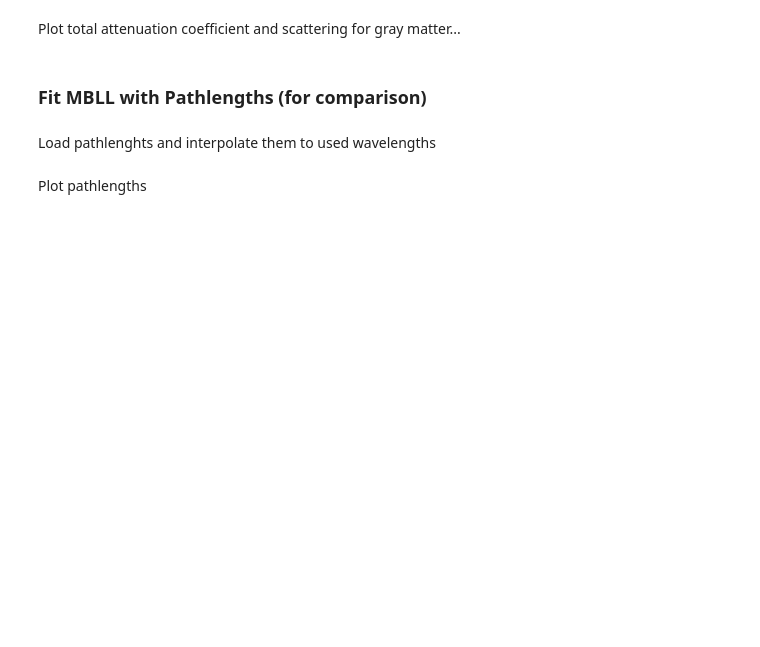
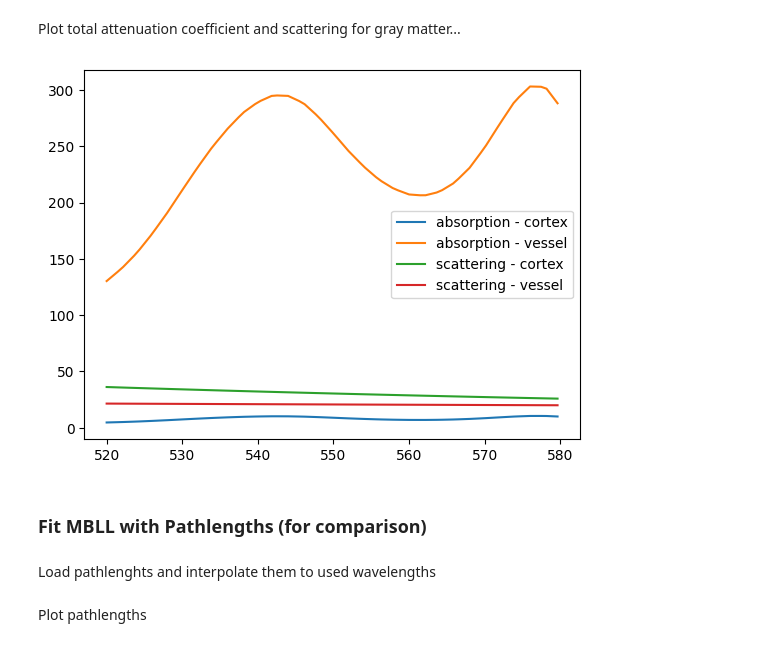
Before and after one commit to leonngl/hyperspectral-fit-idp, a Jupyter notebook: notebooks/model_comparison.ipynb, the cells around one changed output. Saved outputs shown, nothing was run; the diff lists cells and outputs as text; code cells hidden in the pictures; blank space fills up the shorter version.

```diff
--- a/notebooks/model_comparison.ipynb
+++ b/notebooks/model_comparison.ipynb
@@ -69,12 +72,16 @@ Plot total attenuation coefficient and scattering for gray matter...
 # %%
 plot_spectra(
     (
         mu_a_matrix @ loader.params_ref_gray_matter[:6],
-        loader.params_ref_gray_matter[-2] * np.power((loader.wavelengths/500), -loader.params_ref_gray_matter[-1])
+        mu_a_matrix @ loader.params_ref_blood_vessel[:6],
+        loader.params_ref_gray_matter[-2] * np.power((loader.wavelengths/500), -loader.params_ref_gray_matter[-1]),
+        loader.params_ref_blood_vessel[-2] * np.power((loader.wavelengths/500), -loader.params_ref_blood_vessel[-1])
     ),
     loader.wavelengths,
-    ["absorption", "scattering"]
+    ["absorption - cortex", "absorption - vessel", "scattering - cortex", "scattering - vessel"]
 )
+# %% [output]
+[figure, added]
 # %% [markdown]
 ### Fit MBLL with Pathlengths (for comparison)
 # %% [markdown]
```
Also changed, not shown: parts of 14 cells of this notebook, 13 other files.
